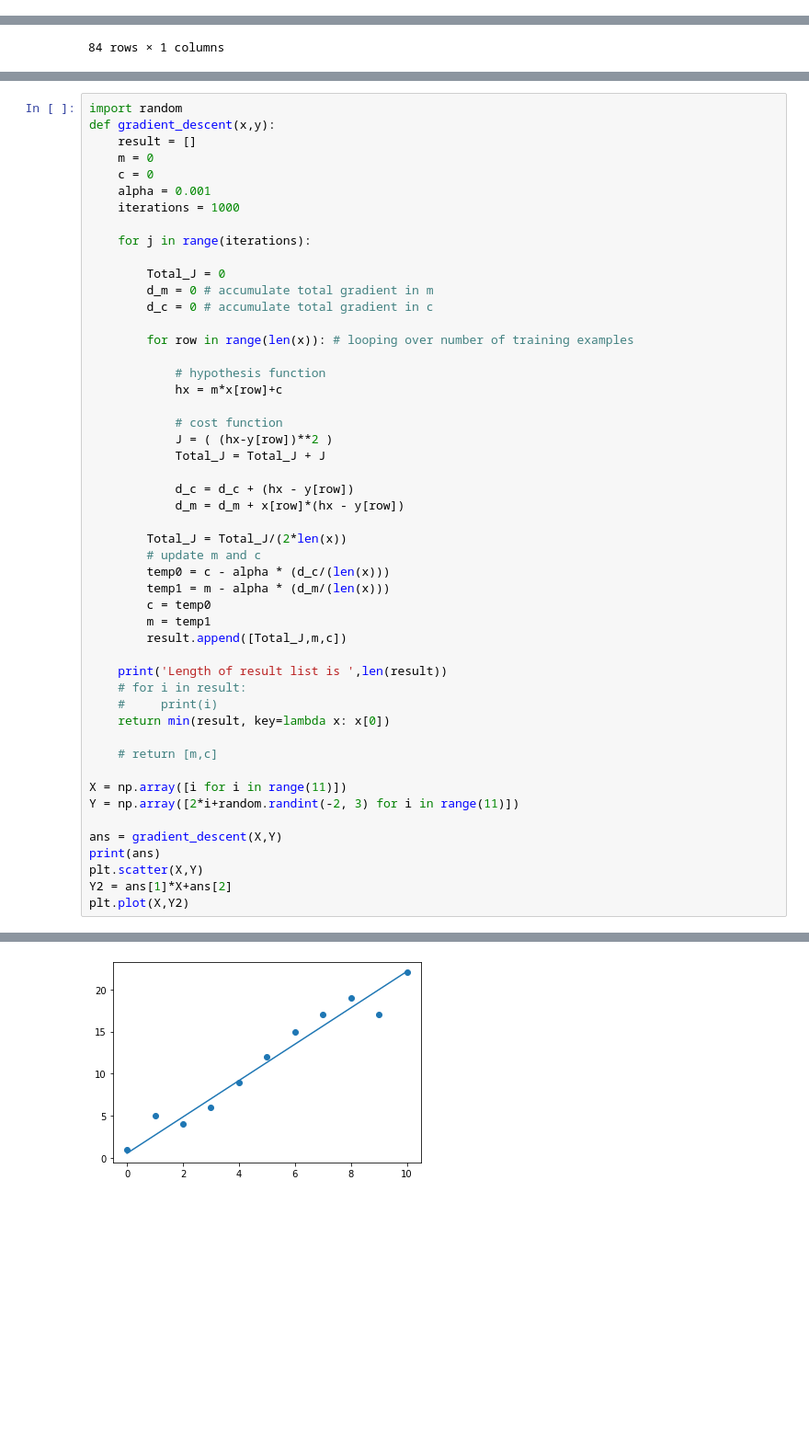
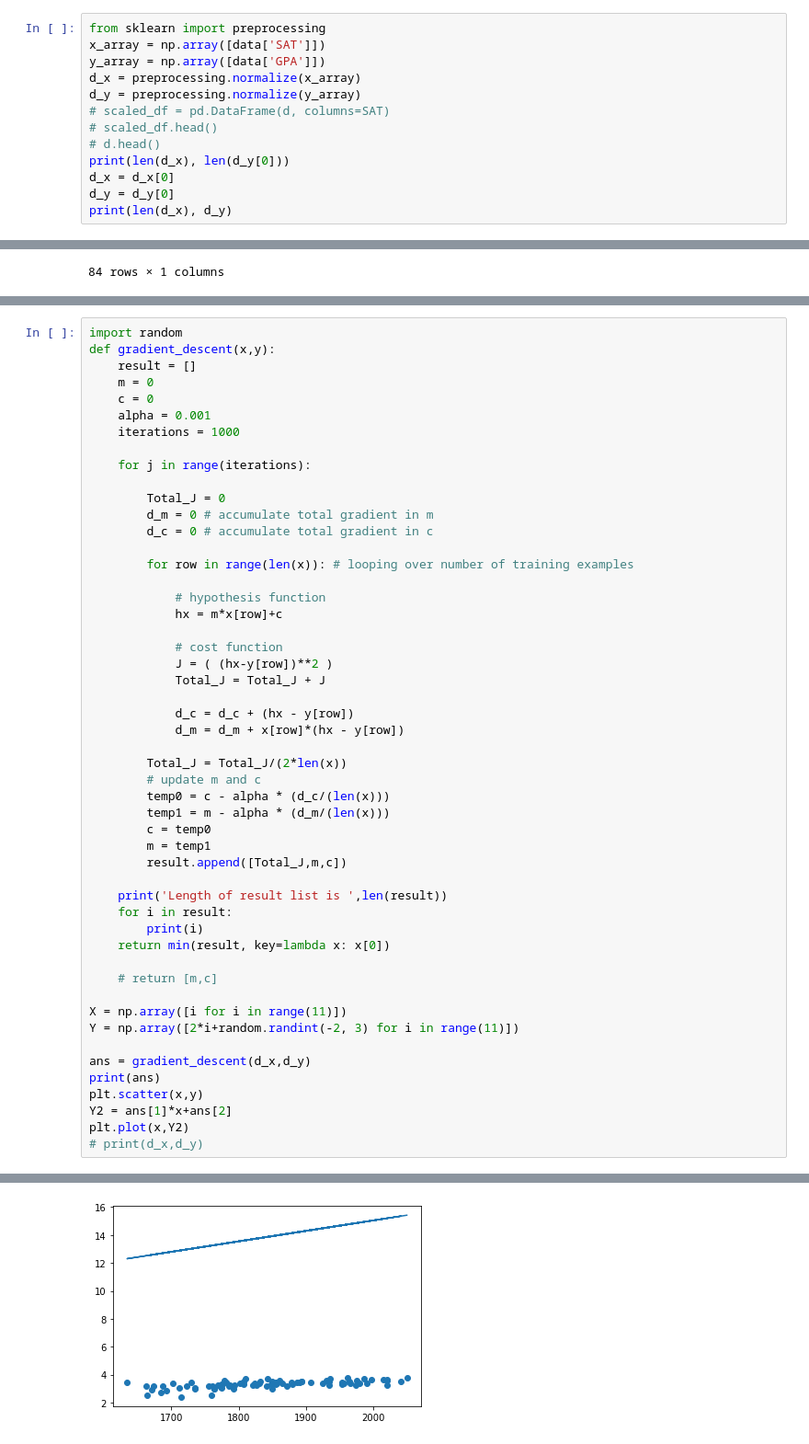
Before and after one commit to Ali-Rizvi-1/Gradient-Descent, a Jupyter notebook: main.ipynb, the cells around one changed output, grey strips where cells are left out. Shown: that part at 92% size. Saved outputs shown, nothing was run; the diff lists cells and outputs as text; blank space fills up the shorter version.

```diff
--- a/main.ipynb
+++ b/main.ipynb
@@ -4,0 +8,13 @@ data = pd.read_csv("LinearRegressionData.csv")
+# %%
+from sklearn import preprocessing
+x_array = np.array([data['SAT']])
+y_array = np.array([data['GPA']])
+d_x = preprocessing.normalize(x_array)
+d_y = preprocessing.normalize(y_array)
+# scaled_df = pd.DataFrame(d, columns=SAT)
+# scaled_df.head()
+# d.head()
+print(len(d_x), len(d_y[0]))
+d_x = d_x[0]
+d_y = d_y[0]
+print(len(d_x), d_y)
@@ -75,8 +107,8 @@ def gradient_descent(x,y):
         result.append([Total_J,m,c])
 
     print('Length of result list is ',len(result))
-    # for i in result:
-    #     print(i)
+    for i in result:
+        print(i)
     return min(result, key=lambda x: x[0])
 
     # return [m,c]
@@ -84,10 +116,11 @@ def gradient_descent(x,y):
 X = np.array([i for i in range(11)])
 Y = np.array([2*i+random.randint(-2, 3) for i in range(11)])
 
-ans = gradient_descent(X,Y)
+ans = gradient_descent(d_x,d_y)
 print(ans)
-plt.scatter(X,Y)
-Y2 = ans[1]*X+ans[2]
-plt.plot(X,Y2)
+plt.scatter(x,y)
+Y2 = ans[1]*x+ans[2]
+plt.plot(x,Y2)
+# print(d_x,d_y)
 # %% [output]
 Length of result list is  1000
@@ -95,5 +143,5 @@ Length of result list is  1000
 [<matplotlib.lines.Line2D at 0x...>]
-[figure, old version]
+[figure, new version]
 # %%
 # Implementation of gradient descent in linear regression
 # This code borrowed from https://www.geeksforgeeks.org/gradient-descent-in-linear-regression/
```
Also changed, not shown: parts of 7 cells of this notebook.
